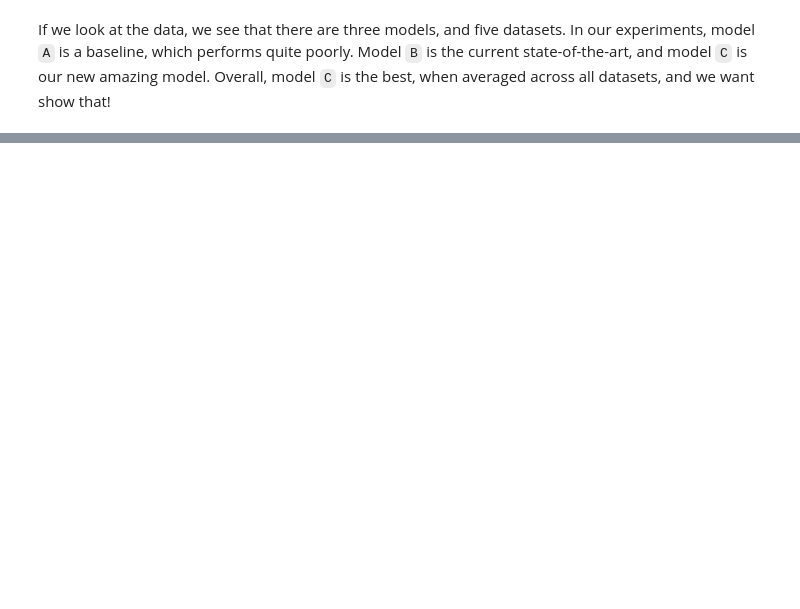
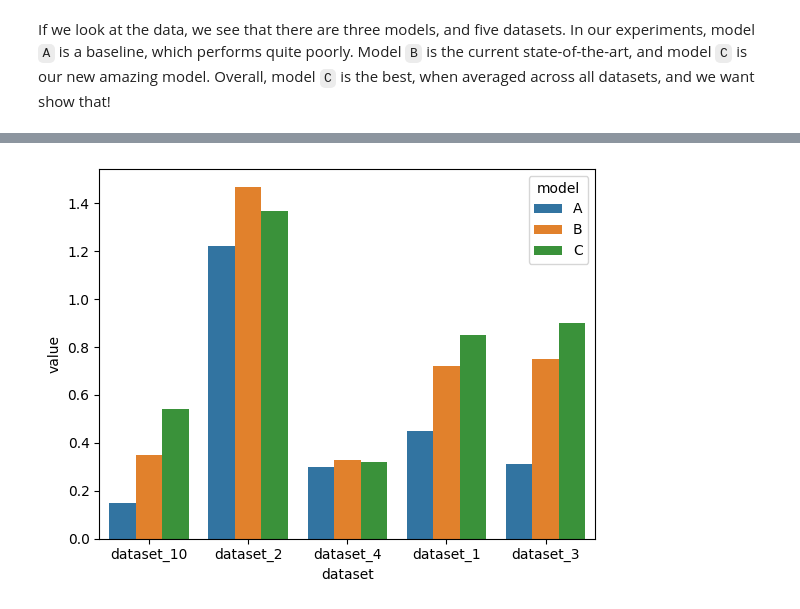
Before and after one commit to AlbertoParravicini/segretini-matplottini, a Jupyter notebook: notebooks/1_getting_started_with_barplots.ipynb, the cells around one changed output, grey strips where cells are left out. Saved outputs shown, nothing was run; the diff lists cells and outputs as text; code cells hidden in the pictures; blank space fills up the shorter version.

```diff
--- a/notebooks/1_getting_started_with_barplots.ipynb
+++ b/notebooks/1_getting_started_with_barplots.ipynb
@@ -130,0 +144,18 @@ data.groupby("model").mean(numeric_only=True).sort_values("value", ascending=Fal
+# %%
+import seaborn as sns
+
+# Reset Matplotlib to its default style settings;
+plt.rcdefaults()
+
+# Build a Figure containing a single Axes;
+fig: Figure
+ax: Axes
+fig, ax = plt.subplots(nrows=1, ncols=1)
+
+# Add a barplot with Seaborn on the Axes we just created;
+sns.barplot(data=data, x="dataset", y="value", hue="model", ax=ax)
+
+# Show the barplot;
+plt.show()
+# %% [output]
+[figure, added]
```
Also changed, not shown: parts of 16 cells of this notebook, 3 other files.
